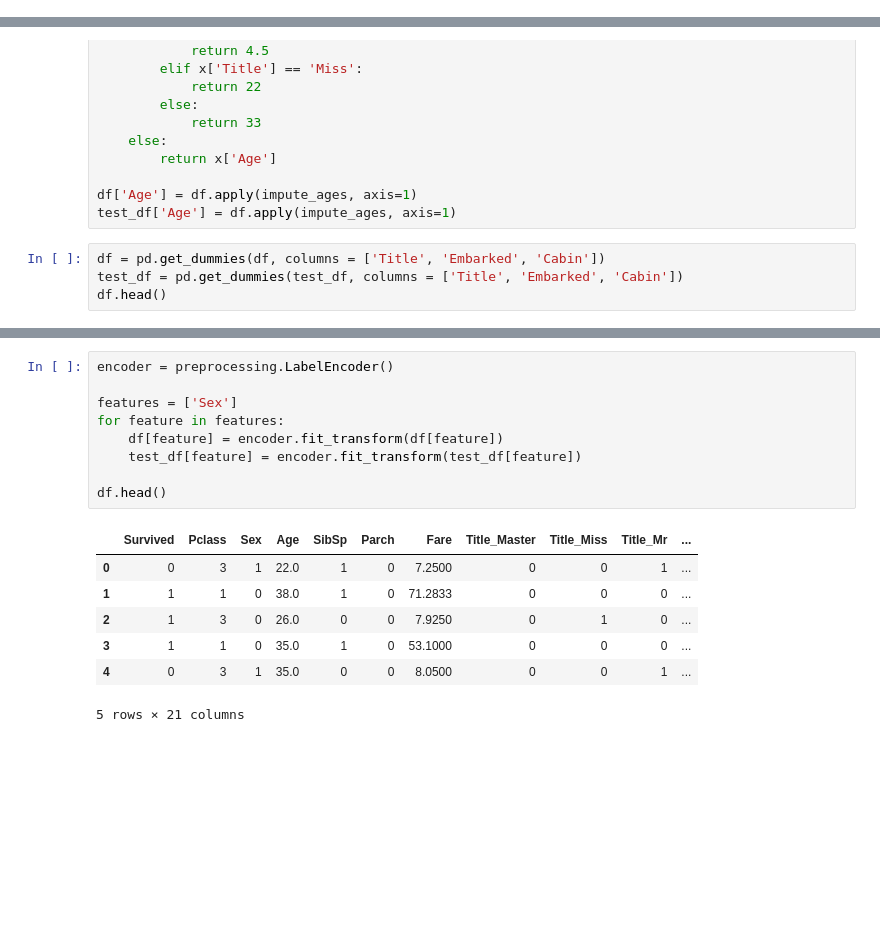
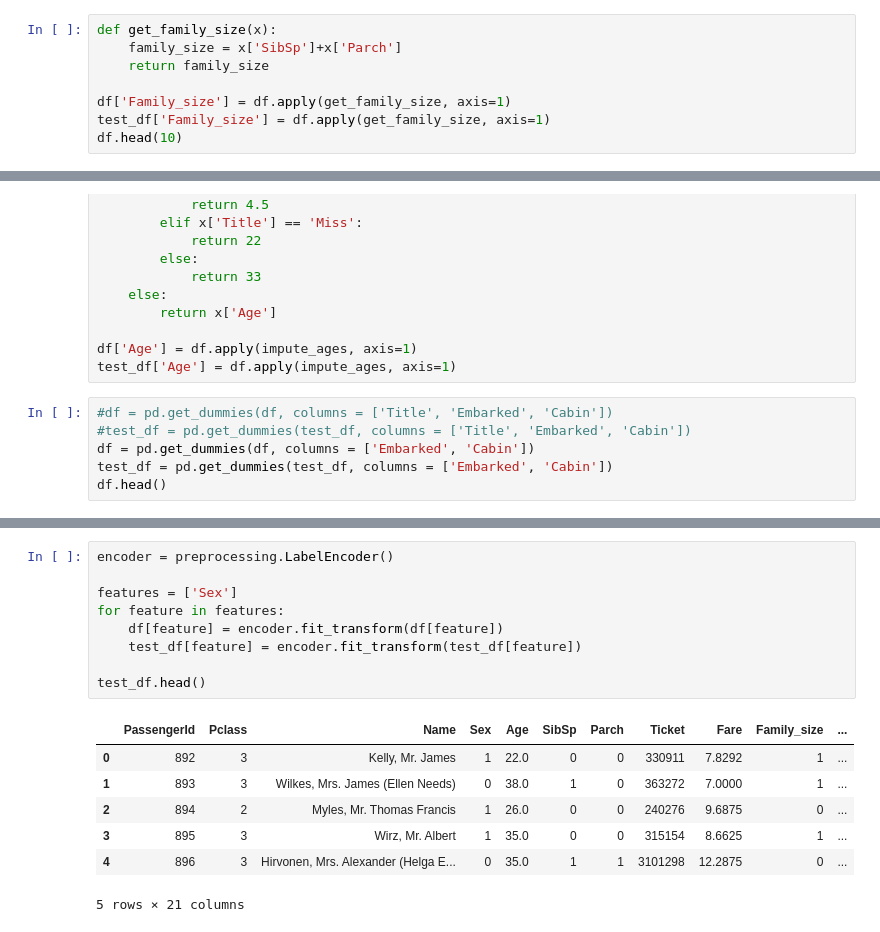
Before and after one commit to sgreene30/supervisedML_final, a Jupyter notebook: Titanic.ipynb, the cells around one changed output, grey strips where cells are left out. Saved outputs shown, nothing was run; the diff lists cells and outputs as text; blank space fills up the shorter version.

```diff
--- a/Titanic.ipynb
+++ b/Titanic.ipynb
@@ -40,3 +19,11 @@ S    644
 C    168
 Q     77
 Name: Embarked, dtype: int64
+# %%
+def get_family_size(x):
+    family_size = x['SibSp']+x['Parch']
+    return family_size
+
+df['Family_size'] = df.apply(get_family_size, axis=1)
+test_df['Family_size'] = df.apply(get_family_size, axis=1)
+df.head(10)
@@ -144,7 +143,9 @@ def impute_ages(x):
 df['Age'] = df.apply(impute_ages, axis=1)
 test_df['Age'] = df.apply(impute_ages, axis=1)
 # %%
-df = pd.get_dummies(df, columns = ['Title', 'Embarked', 'Cabin'])
-test_df = pd.get_dummies(test_df, columns = ['Title', 'Embarked', 'Cabin'])
+#df = pd.get_dummies(df, columns = ['Title', 'Embarked', 'Cabin'])
+#test_df = pd.get_dummies(test_df, columns = ['Title', 'Embarked', 'Cabin'])
+df = pd.get_dummies(df, columns = ['Embarked', 'Cabin'])
+test_df = pd.get_dummies(test_df, columns = ['Embarked', 'Cabin'])
 df.head()
 # %% [output]
@@ -175,19 +159,19 @@ memory usage: 61.0+ KB
 # %%
 encoder = preprocessing.LabelEncoder()
 
 features = ['Sex']
 for feature in features:
     df[feature] = encoder.fit_transform(df[feature])
     test_df[feature] = encoder.fit_transform(test_df[feature])
 
-df.head()
+test_df.head()
 # %% [output]
-|  | Survived | Pclass | Sex | Age | SibSp | Parch | Fare | Title_Master | Title_Miss | Title_Mr | ... |
-| 0 | 0 | 3 | 1 | 22.0 | 1 | 0 | 7.2500 | 0 | 0 | 1 | ... |
-| 1 | 1 | 1 | 0 | 38.0 | 1 | 0 | 71.2833 | 0 | 0 | 0 | ... |
-| 2 | 1 | 3 | 0 | 26.0 | 0 | 0 | 7.9250 | 0 | 1 | 0 | ... |
-| 3 | 1 | 1 | 0 | 35.0 | 1 | 0 | 53.1000 | 0 | 0 | 0 | ... |
-| 4 | 0 | 3 | 1 | 35.0 | 0 | 0 | 8.0500 | 0 | 0 | 1 | ... |
+|  | PassengerId | Pclass | Name | Sex | Age | SibSp | Parch | Ticket | Fare | Family_size | ... |
+| 0 | 892 | 3 | Kelly, Mr. James | 1 | 22.0 | 0 | 0 | 330911 | 7.8292 | 1 | ... |
+| 1 | 893 | 3 | Wilkes, Mrs. James (Ellen Needs) | 0 | 38.0 | 1 | 0 | 363272 | 7.0000 | 1 | ... |
+| 2 | 894 | 2 | Myles, Mr. Thomas Francis | 1 | 26.0 | 0 | 0 | 240276 | 9.6875 | 0 | ... |
+| 3 | 895 | 3 | Wirz, Mr. Albert | 1 | 35.0 | 0 | 0 | 315154 | 8.6625 | 1 | ... |
+| 4 | 896 | 3 | Hirvonen, Mrs. Alexander (Helga E... | 0 | 35.0 | 1 | 1 | 3101298 | 12.2875 | 0 | ... |
 5 rows × 21 columns
 # %%
 #make test and train data
```
Also changed, not shown: parts of 15 cells of this notebook, 3 other files.
